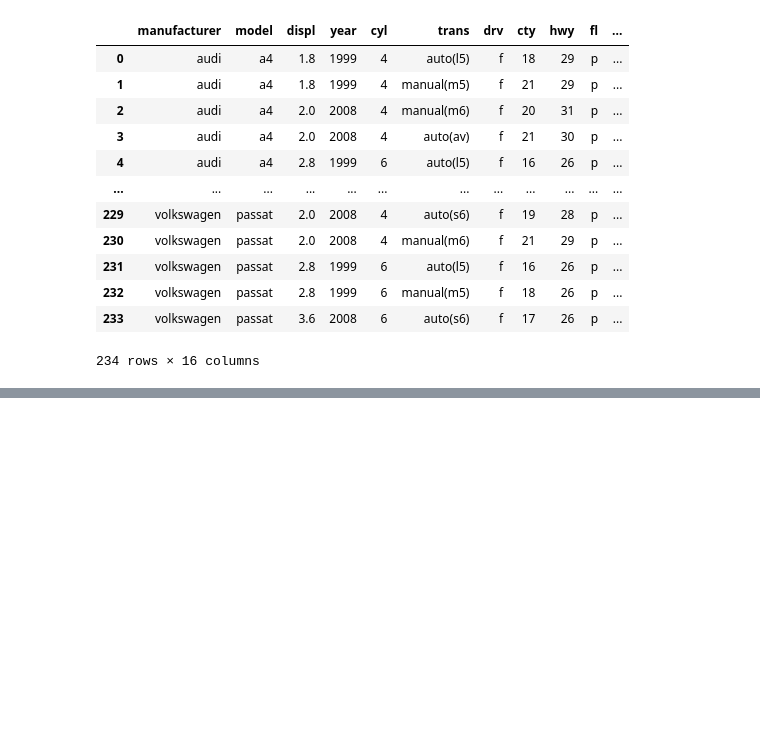
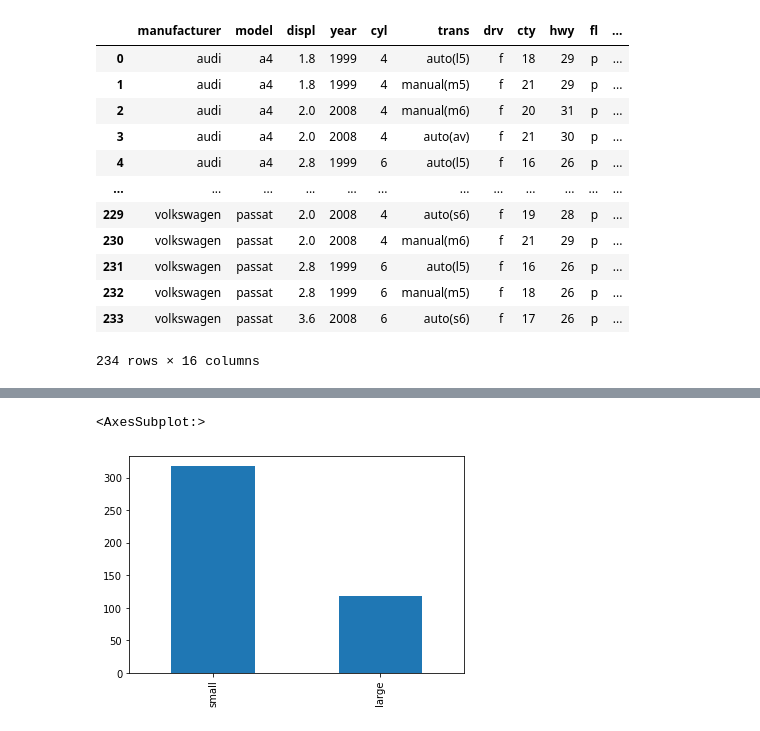
Before and after one commit to harryyang1982/doit_python, a Jupyter notebook: codes/chapter5.ipynb, the cells around one changed output, grey strips where cells are left out. Cells and saved outputs as stored; diff of their text form; code cells hidden in the pictures; blank space fills up the shorter version.

```diff
--- a/codes/chapter5.ipynb
+++ b/codes/chapter5.ipynb
@@ -421,0 +482,4 @@ mpg
+# %%
+criteria = midwest.asia_per_total.mean()
+# %%
+midwest['perc'] = np.where(midwest['asia_per_total'] >= criteria, 'large', 'small')
@@ -421,0 +502,5 @@ mpg
+# %%
+midwest.perc.value_counts().plot.bar()
+# %% [output]
+<AxesSubplot:>
+[figure, added]
```
Also changed, not shown: parts of 8 cells of this notebook.
